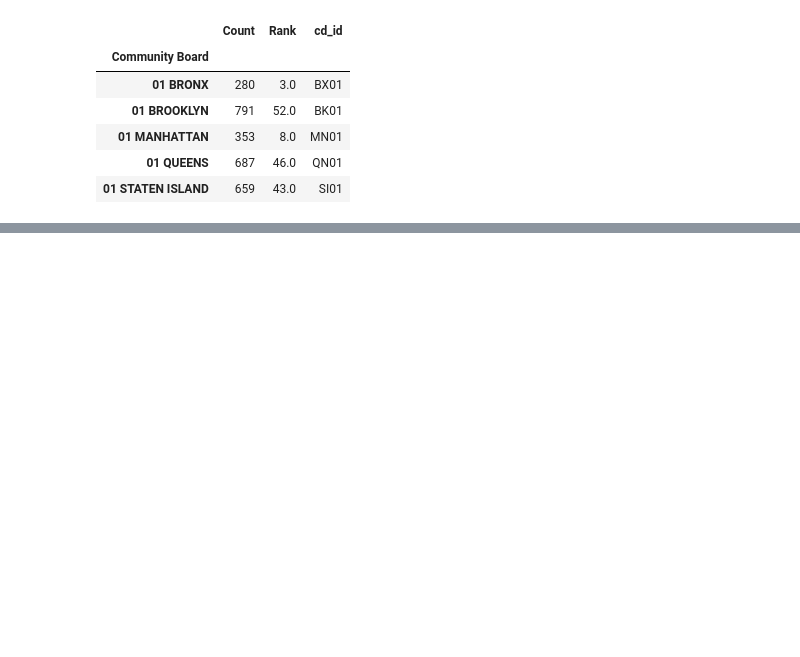
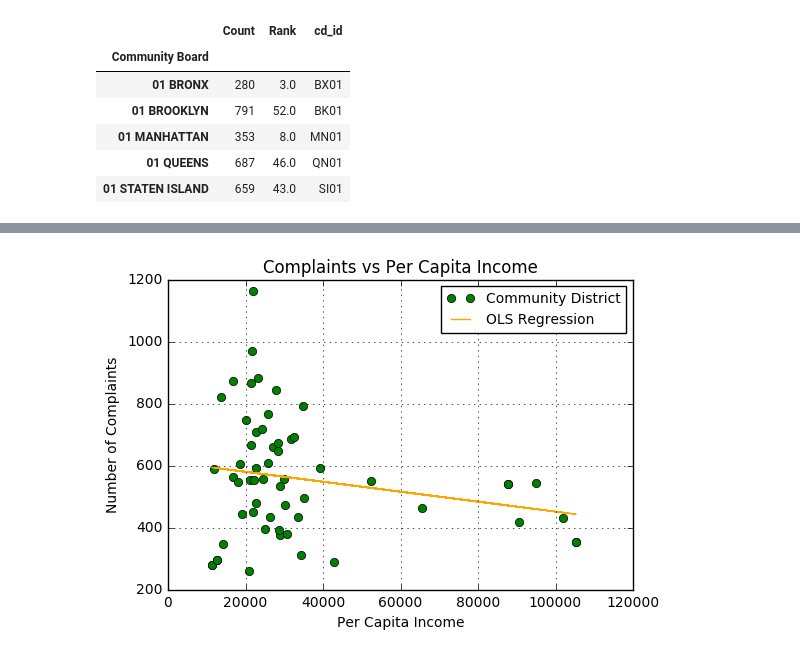
Before and after one commit to tashay/PUI2016_tg1478, a Jupyter notebook: HW8_tg1478/HW8_1_tg1478.ipynb, the cells around one changed output, grey strips where cells are left out. Saved outputs shown, nothing was run; the diff lists cells and outputs as text; code cells hidden in the pictures; blank space fills up the shorter version.

```diff
--- a/HW8_tg1478/HW8_1_tg1478.ipynb
+++ b/HW8_tg1478/HW8_1_tg1478.ipynb
@@ -327,0 +352,5 @@ TypeError: Required argument 'string' (pos 1) not found
+# %%
+### Link the 3 dataframes
+final = pd.merge(complaint_counts, population, on = 'cd_id')
+final = pd.merge(final, infrastructure, on = 'cd_id')
+final.head()
@@ -327,0 +364,14 @@ TypeError: Required argument 'string' (pos 1) not found
+# %%
+# Are the demographics and infrastructure different in Community Districts that show more complaints than others?
+model = smf.ols('Count ~ PerCapitaIncome', data = final).fit()
+
+pl.plot(final['PerCapitaIncome'], final['Count'],'o', color = 'green', label = 'Community District')
+pl.ylabel('Number of Complaints')
+pl.xlabel('Per Capita Income')
+pl.title('Complaints vs Per Capita Income')
+
+pl.plot(final['PerCapitaIncome'], model.predict(), color = 'orange', label = 'OLS Regression')
+pl.legend(loc = 'upper right', fontsize = 10)
+pl.grid(True)
+# %% [output]
+[figure, added]
```
Also changed, not shown: parts of 17 cells of this notebook.
